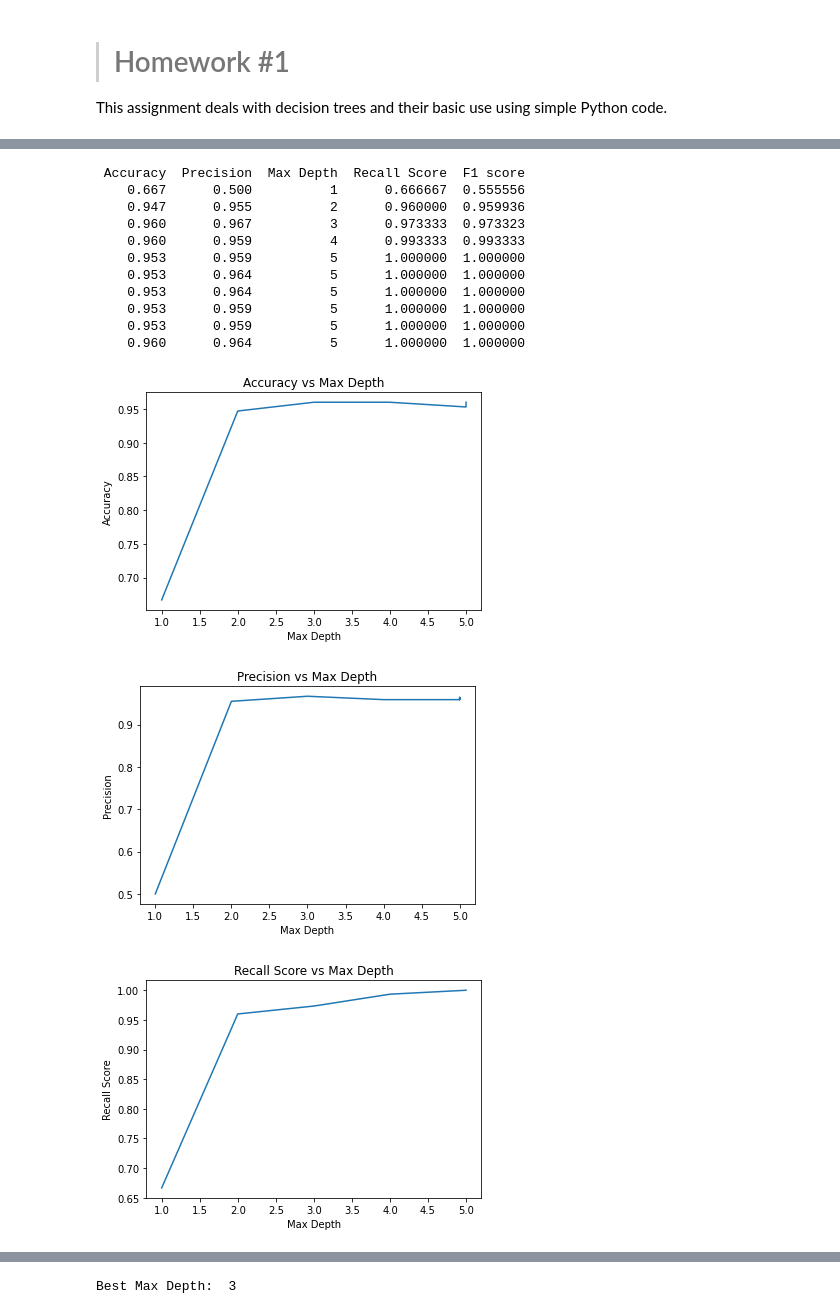
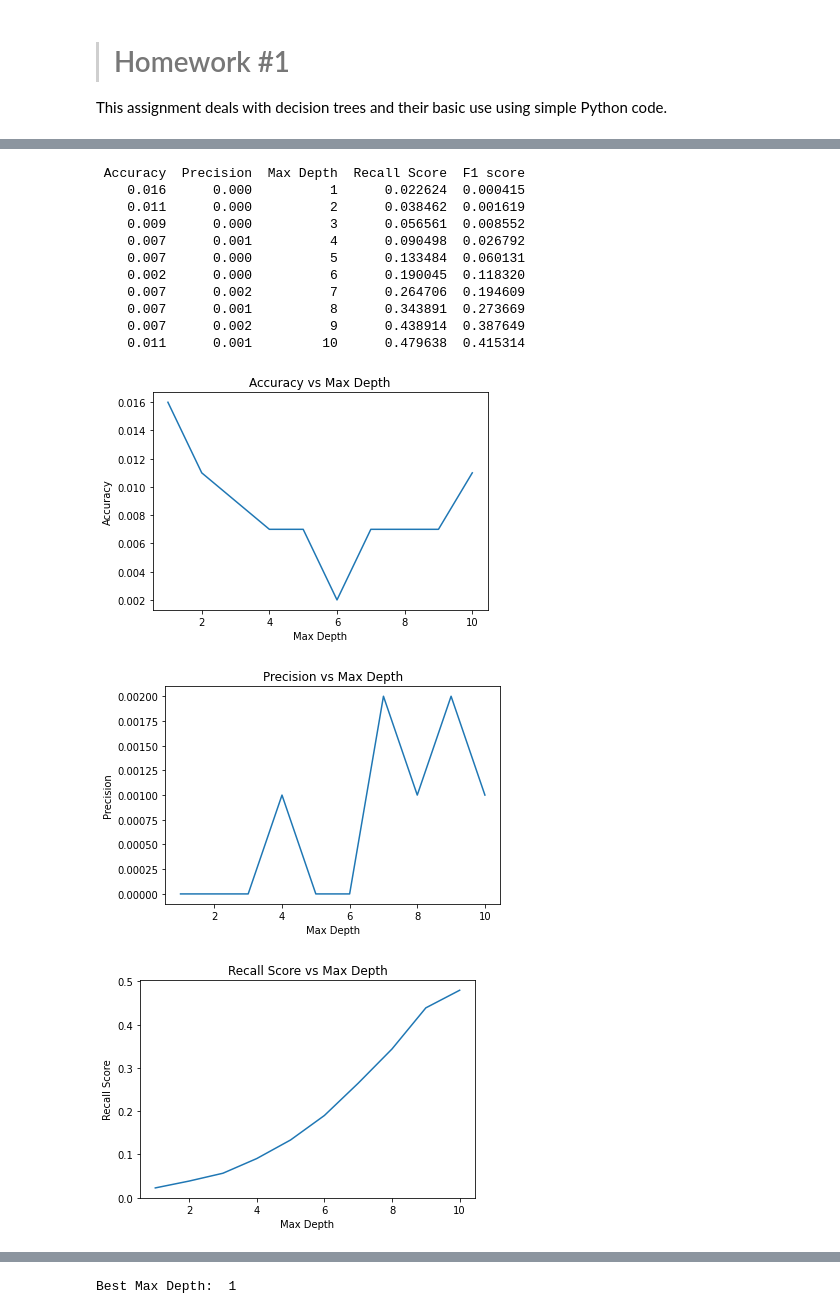
Before and after one commit to ofryma/intro-to-AI, a Jupyter notebook: hw/hw1.ipynb, the cells around one changed output, grey strips where cells are left out. Saved outputs shown, nothing was run; the diff lists cells and outputs as text; code cells hidden in the pictures.

```diff
--- a/hw/hw1.ipynb
+++ b/hw/hw1.ipynb
@@ -122,21 +144,21 @@ We can use any dataset from the `sklearn.datasets` lib and simply sending it to
 # %%
-# ! To check another option, simply change the load_iris() function to any other dataset
+# ! To check another option, simply change the load_diabetes() function to any other dataset
 # from the sklearn library possible datasets.
 
-best_max_depth = main(datasets.load_iris())
+best_max_depth = main(datasets.load_diabetes())
 print("Best Max Depth: " , best_max_depth)
 # %% [output]
  Accuracy  Precision  Max Depth  Recall Score  F1 score
-    0.667      0.500          1      0.666667  0.555556
-    0.947      0.955          2      0.960000  0.959936
-    0.960      0.967          3      0.973333  0.973323
-    0.960      0.959          4      0.993333  0.993333
-    0.953      0.959          5      1.000000  1.000000
-    0.953      0.964          5      1.000000  1.000000
-    0.953      0.964          5      1.000000  1.000000
-    0.953      0.959          5      1.000000  1.000000
-    0.953      0.959          5      1.000000  1.000000
-    0.960      0.964          5      1.000000  1.000000
+    0.016      0.000          1      0.022624  0.000415
+    0.011      0.000          2      0.038462  0.001619
+    0.009      0.000          3      0.056561  0.008552
+    0.007      0.001          4      0.090498  0.026792
+    0.007      0.000          5      0.133484  0.060131
+    0.002      0.000          6      0.190045  0.118320
+    0.007      0.002          7      0.264706  0.194609
+    0.007      0.001          8      0.343891  0.273669
+    0.007      0.002          9      0.438914  0.387649
+    0.011      0.001         10      0.479638  0.415314
-[figure, old version]
+[figure, new version]
-[figure, old version]
+[figure, new version]
-[figure, old version]
+[figure, new version]
@@ -144,4 +166,4 @@ print("Best Max Depth: " , best_max_depth)
-Best Max Depth:  3
+Best Max Depth:  1
 # %% [markdown]
 Now, lets write a basic loop to do the above in one go for the three datasets:
 
```
Also changed, not shown: parts of 8 cells of this notebook, 1 other file.
